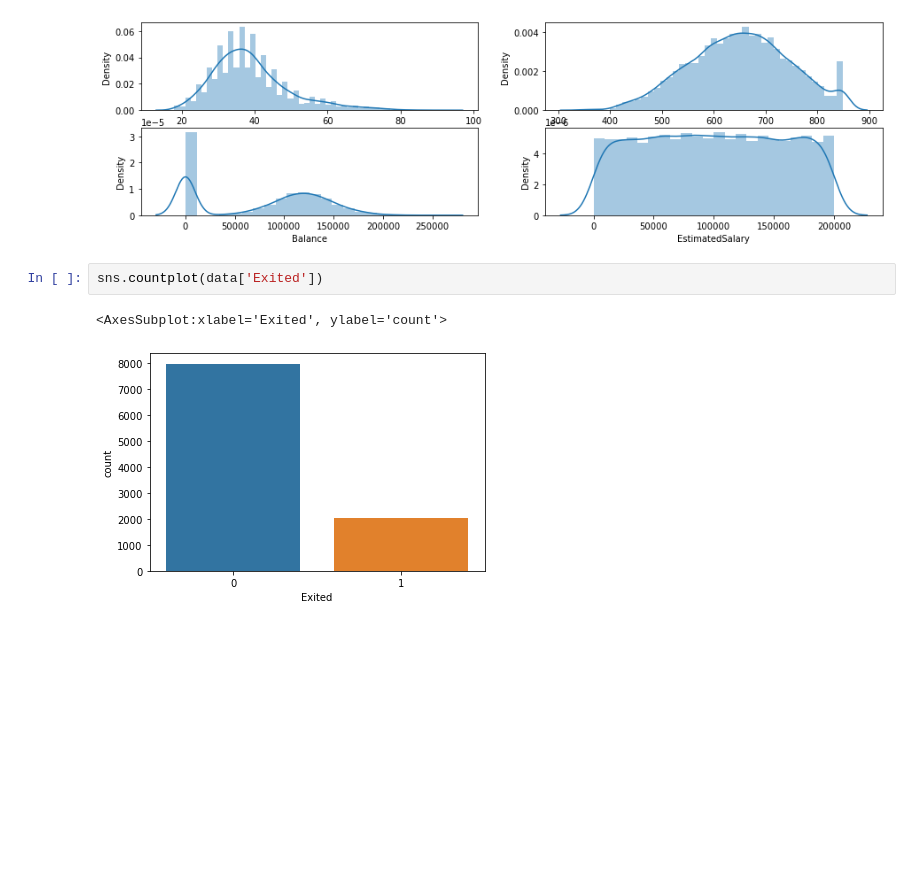
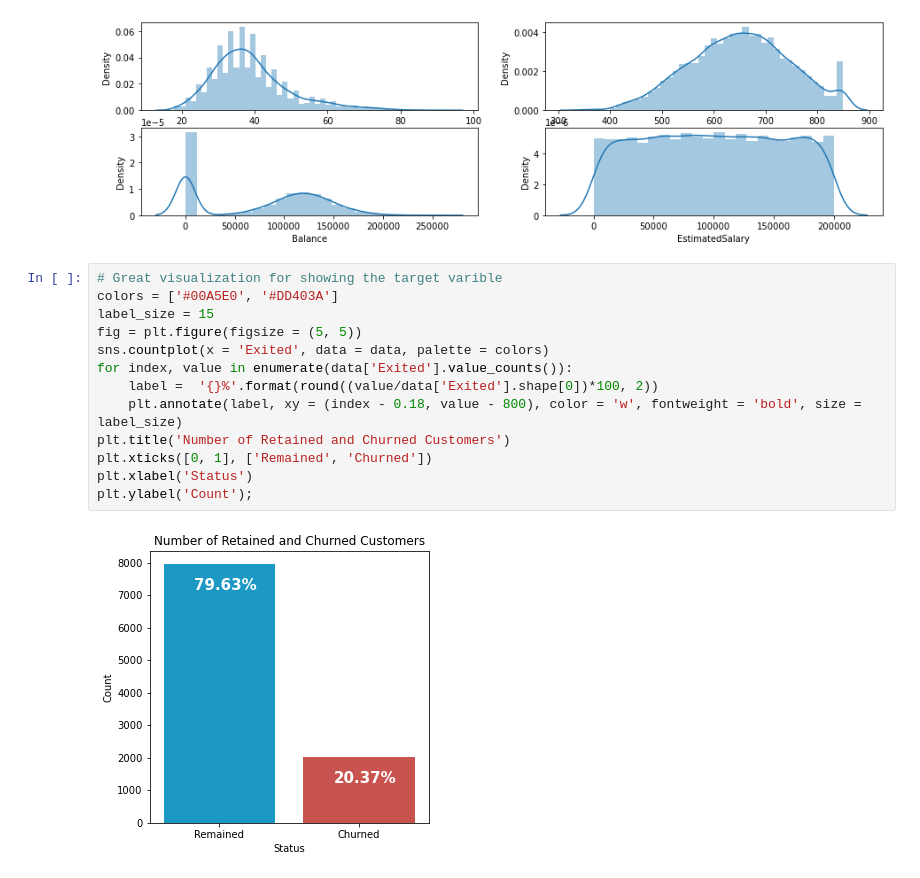
Before and after one commit to Yash4850/DataScience, a Jupyter notebook: Customer Churn Prediction/Churn Prediction.ipynb, the cells around one changed output. Saved outputs shown, nothing was run; the diff lists cells and outputs as text; blank space fills up the shorter version.

```diff
--- a/Customer Churn Prediction/Churn Prediction.ipynb
+++ b/Customer Churn Prediction/Churn Prediction.ipynb
@@ -66,8 +82,18 @@ sns.distplot(data['EstimatedSalary'], ax=axis4)
 # %% [output]
 <AxesSubplot:xlabel='EstimatedSalary', ylabel='Density'>
 [figure]
-# %%
-sns.countplot(data['Exited'])
-# %% [output]
-<AxesSubplot:xlabel='Exited', ylabel='count'>
-[figure, removed]
+# %%
+# Great visualization for showing the target varible
+colors = ['#00A5E0', '#DD403A']
+label_size = 15
+fig = plt.figure(figsize = (5, 5))
+sns.countplot(x = 'Exited', data = data, palette = colors)
+for index, value in enumerate(data['Exited'].value_counts()):
+    label =  '{}%'.format(round((value/data['Exited'].shape[0])*100, 2))
+    plt.annotate(label, xy = (index - 0.18, value - 800), color = 'w', fontweight = 'bold', size = label_size)
+plt.title('Number of Retained and Churned Customers')
+plt.xticks([0, 1], ['Remained', 'Churned'])
+plt.xlabel('Status')
+plt.ylabel('Count');
+# %% [output]
+[figure, added]
```
Also changed, not shown: parts of 7 cells of this notebook, 5 other files.
